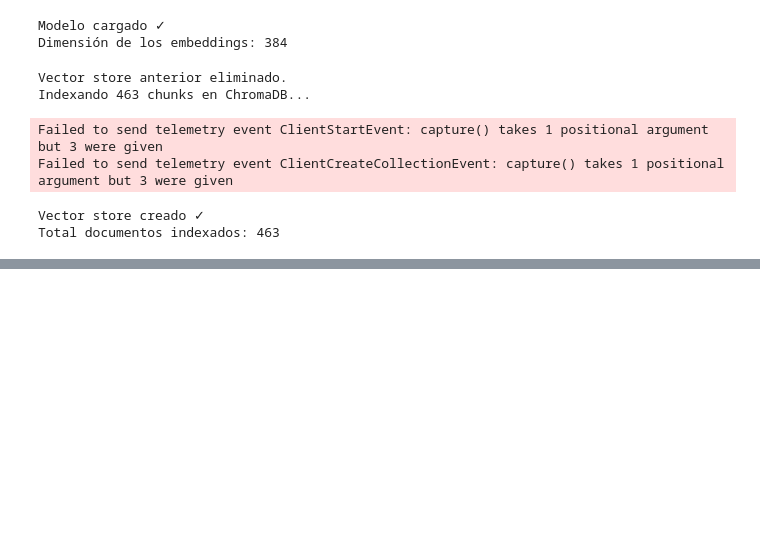
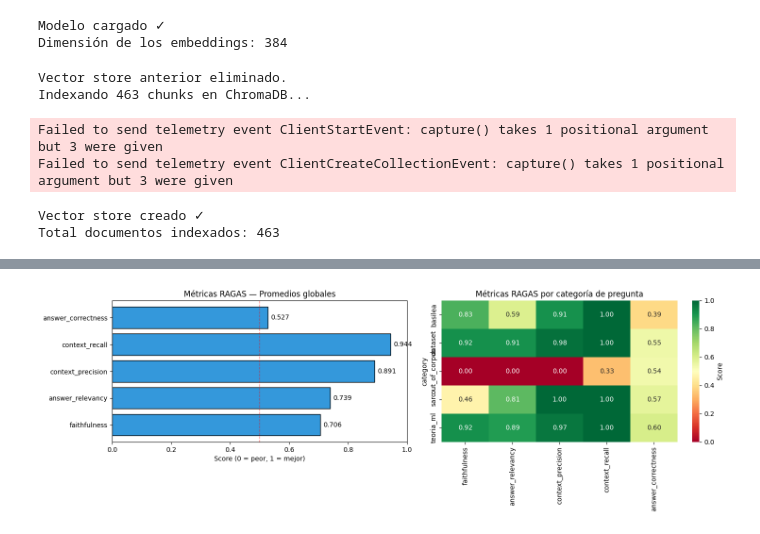
Before and after one commit to Alejoso/ProyectoFinal-IA, a Jupyter notebook: notebooks/04_llm_rag_agents.ipynb, the cells around one changed output, grey strips where cells are left out. Cells and saved outputs as stored; diff of their text form; code cells hidden in the pictures; blank space fills up the shorter version.

Commit message:
Implemented RAGAS with Ollama - Updated Latex doc

```diff
--- a/notebooks/04_llm_rag_agents.ipynb
+++ b/notebooks/04_llm_rag_agents.ipynb
@@ -638,0 +633,8 @@ RESULTADOS RAGAS — Tabla completa por pregunta
+# %%
+col_pregunta = "user_input" if "user_input" in ragas_df.columns else "question"
+cols_metricas = ["faithfulness", "answer_relevancy", "context_precision", "context_recall", "answer_correctness"]
+
+print("=" * 70)
+print("RESULTADOS RAGAS — Tabla por pregunta")
+print("=" * 70)
+print(ragas_df[[col_pregunta] + cols_metricas].to_string(index=False, max_colwidth=50))
@@ -638,0 +676,6 @@ RESULTADOS RAGAS — Tabla completa por pregunta
+# %%
+ragas_df["category"] = [r["category"] for r in resultados_eval]
+
+por_cat = ragas_df.groupby("category")[cols_metricas].mean().round(4)
+print("RESULTADOS POR CATEGORÍA")
+print(por_cat.to_string())
@@ -638,0 +691,27 @@ RESULTADOS RAGAS — Tabla completa por pregunta
+# %%
+import matplotlib.pyplot as plt
+import seaborn as sns
+
+fig, axes = plt.subplots(1, 2, figsize=(15, 5))
+
+# Promedios globales
+ax = axes[0]
+promedios = [ragas_df[m].mean() for m in cols_metricas]
+ax.barh(cols_metricas, promedios, color="#3498db", edgecolor="black")
+ax.set_xlim(0, 1)
+ax.set_xlabel("Score (0 = peor, 1 = mejor)")
+ax.set_title("Métricas RAGAS — Promedios globales")
+ax.axvline(0.5, color="red", linestyle="--", linewidth=1, alpha=0.5)
+for i, v in enumerate(promedios):
+    ax.text(v + 0.01, i, f"{v:.3f}", va="center")
+
+# Heatmap por categoría
+ax = axes[1]
+sns.heatmap(por_cat, annot=True, fmt=".2f", cmap="RdYlGn", vmin=0, vmax=1,
+            cbar_kws={"label": "Score"}, ax=ax)
+ax.set_title("Métricas RAGAS por categoría de pregunta")
+
+plt.tight_layout()
+plt.show()
+# %% [output]
+[figure, added]
```
Also changed, not shown: parts of 14 cells of this notebook, 10 other files.
